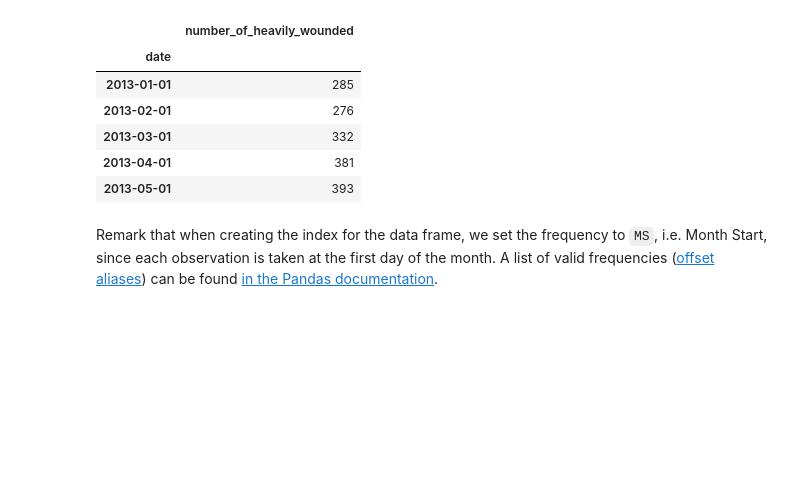
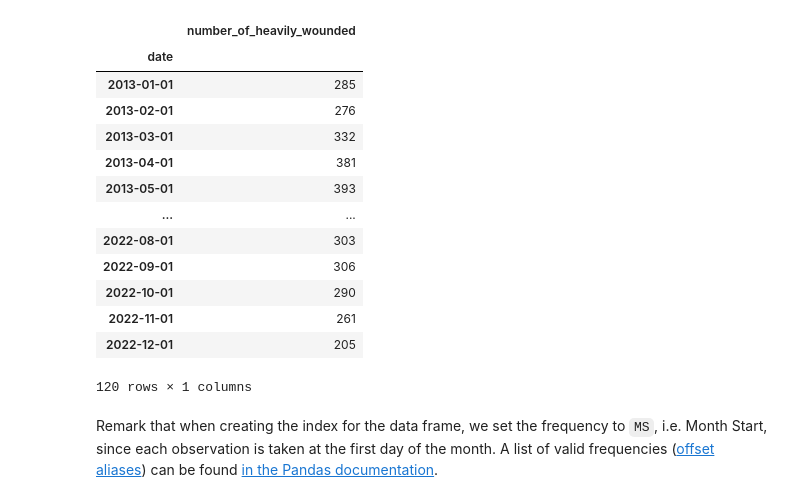
Before and after one commit to BrentVervaet/dsai-labs-bv, a Jupyter notebook: 7-time-series/7.01-time-series.ipynb, the cells around one changed output. Cells and saved outputs as stored; diff of their text form; code cells hidden in the pictures; blank space fills up the shorter version.

```diff
--- a/7-time-series/7.01-time-series.ipynb
+++ b/7-time-series/7.01-time-series.ipynb
@@ -61,22 +61,29 @@ import seaborn as sns                               # Advanced dataviz
 # %%
 # Read the data from CSV, parse dates and set the index
 wounded_data = pd.read_csv(
     'https://raw.githubusercontent.com/HoGentTIN/dsai-en-labs/main/data/number_of_heavily_wounded_car_accidents_VL.txt',
     delimiter = "\t",
     parse_dates=['date']).set_index(['date'])
 
 # Add frequency info to the index
 wounded_data.index = pd.DatetimeIndex(wounded_data.index, freq='MS')
 
-wounded_data.head()
+wounded_data
 # %% [output]
 |  | number_of_heavily_wounded |
 | date |  |
 | 2013-01-01 | 285 |
 | 2013-02-01 | 276 |
 | 2013-03-01 | 332 |
 | 2013-04-01 | 381 |
 | 2013-05-01 | 393 |
+| ... | ... |
+| 2022-08-01 | 303 |
+| 2022-09-01 | 306 |
+| 2022-10-01 | 290 |
+| 2022-11-01 | 261 |
+| 2022-12-01 | 205 |
+120 rows × 1 columns
 # %% [markdown]
 Remark that when creating the index for the data frame, we set the frequency to `MS`, i.e. Month Start, since each observation is taken at the first day of the month. A list of valid frequencies ([offset aliases](https://pandas.pydata.org/pandas-docs/stable/user_guide/timeseries.html#offset-aliases)) can be found [in the Pandas documentation](https://pandas.pydata.org/pandas-docs/stable/user_guide/timeseries.html#offset-aliases).
 # %% [markdown]
```
Also changed, not shown: parts of 9 cells of this notebook.
